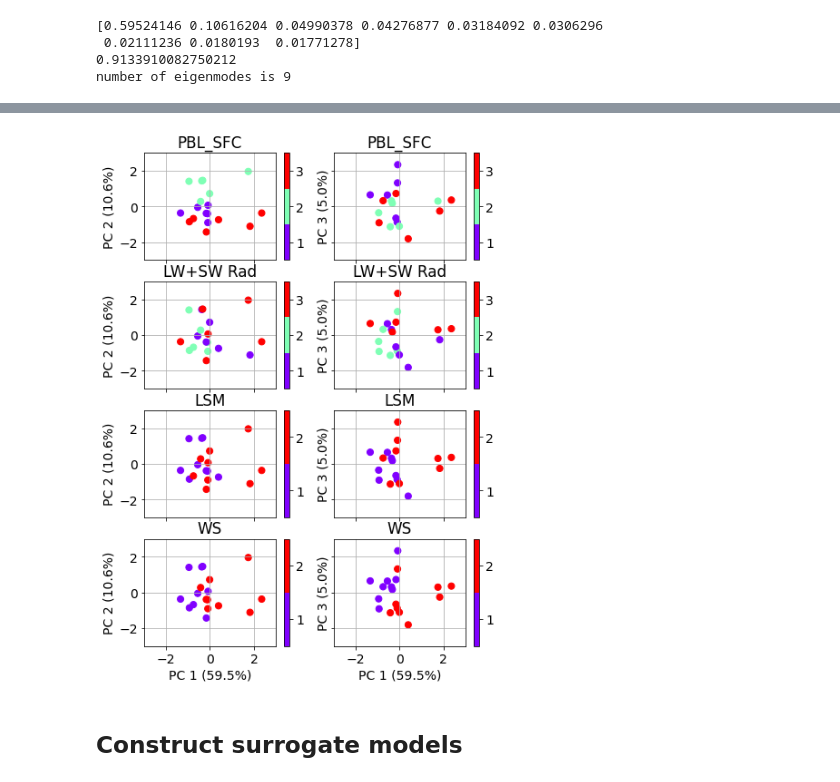
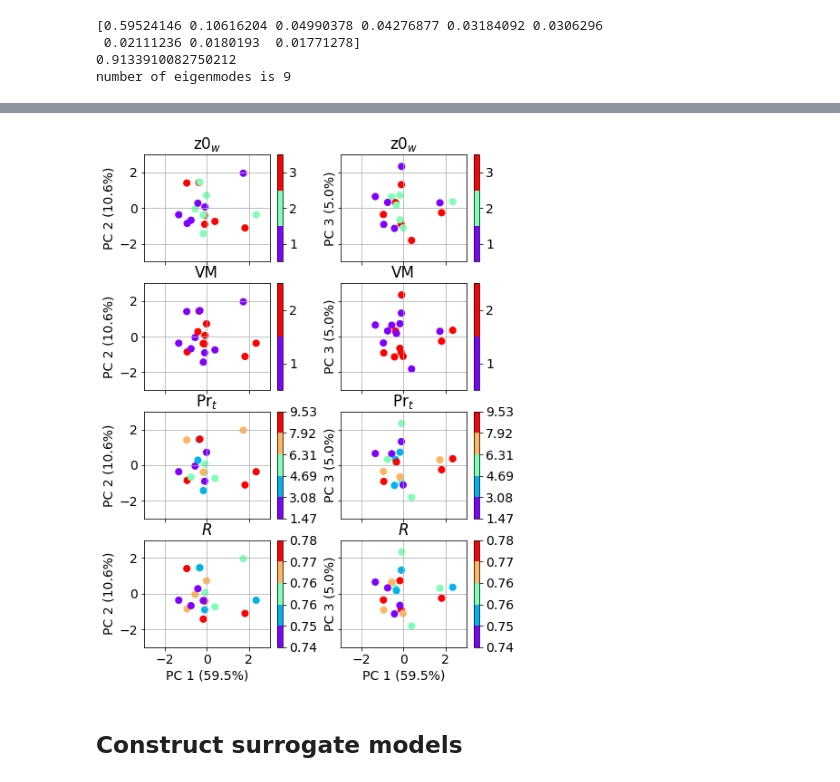
Before and after one commit to COMPASS-DOE/GreatLakes_CoupledModel_Uncertainty, a Jupyter notebook: workflow/daily_LST_surrogate_analysis.ipynb, the cells around one changed output, grey strips where cells are left out. Saved outputs shown, nothing was run; the diff lists cells and outputs as text; code cells hidden in the pictures.

```diff
--- a/workflow/daily_LST_surrogate_analysis.ipynb
+++ b/workflow/daily_LST_surrogate_analysis.ipynb
@@ -249,35 +248,43 @@ PCA test std error: 0.5217007675333669
 # %%
 labels = [
     f"PC {i+1} ({var:.1f}%)"
     for i, var in enumerate(eigenratio * 100)
 ]
-important_variables = [WRF_PBL_SFCLAY, WRF_RA, WRF_LM, FVCOM_WindStress]
-pname_paper = ['PBL_SFC', 'LW+SW Rad', 'LSM', 'WS']
+#important_variables = [WRF_PBL_SFCLAY, WRF_RA, WRF_LM, FVCOM_WindStress]
+#pname_paper = ['PBL_SFC', 'LW+SW Rad', 'LSM', 'WS']
+important_variables = [WRF_WaterZ0, FVCOM_VerticalMixing, FVCOM_Prandtl, FVCOM_SWRadiationAbsorption]
+pname_paper = ['z0$_w$', 'VM', 'Pr$_t$', '$R$']
 bnds = 3
 
 fig, axs = plt.subplots(len(important_variables), 2,sharey=True,sharex=True,figsize=(7,10))
 for vv,var in enumerate(important_variables):
     cat = ptrain.sel(variable=var.name).values
     cmap = plt.cm.rainbow
-    catrange = arange(cat.min()-0.5, cat.max()+1.5, 1)
+    if var in [FVCOM_Prandtl, FVCOM_SWRadiationAbsorption]:
+        catrange = linspace(cat.min(), cat.max(), 6)
+    else:
+        catrange = arange(cat.min()-0.5, cat.max()+1.5, 1)
     norm = colors.BoundaryNorm(catrange, cmap.N)
     for ii in [0,1]:
         py = axs[vv,ii].scatter(klxi_train[:,0],klxi_train[:,ii+1],s=50,c=cat, cmap=cmap, norm=norm)
         if vv == len(important_variables)-1:
             axs[vv,ii].set_xlabel(labels[0])
         axs[vv,ii].set_ylabel(labels[ii+1])
         axs[vv,ii].grid()
         axs[vv,ii].set_xlim([-bnds,bnds])
         axs[vv,ii].set_ylim([-bnds,bnds])
-        plt.colorbar(py,ax=axs[vv,ii],ticks=catrange+0.5)
+        if var in [FVCOM_Prandtl, FVCOM_SWRadiationAbsorption]:
+            cb = plt.colorbar(py,ax=axs[vv,ii],ticks=catrange,format="%.2f")
+        else:
+            plt.colorbar(py,ax=axs[vv,ii],ticks=catrange+0.5)
         axs[vv,ii].set_title(pname_paper[vv])
 #plt.suptitle('LST mode categorization')
-plt.subplots_adjust(wspace=0.15)
+plt.subplots_adjust(wspace=0.25)
 
 plt.savefig('../figures/LST_mode_categorization',dpi=600,bbox_inches='tight')
 plt.show()
 # %% [output]
-[figure, old version]
+[figure, new version]
 # %% [markdown]
 ##  Construct surrogate models
 # %%
```
Also changed, not shown: parts of 13 cells of this notebook, 5 other files.
